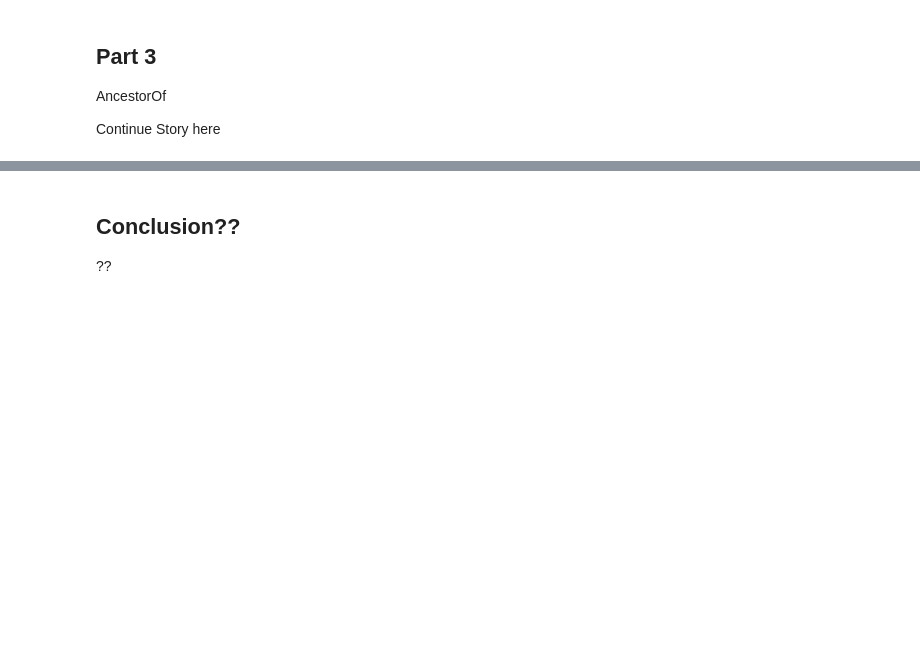
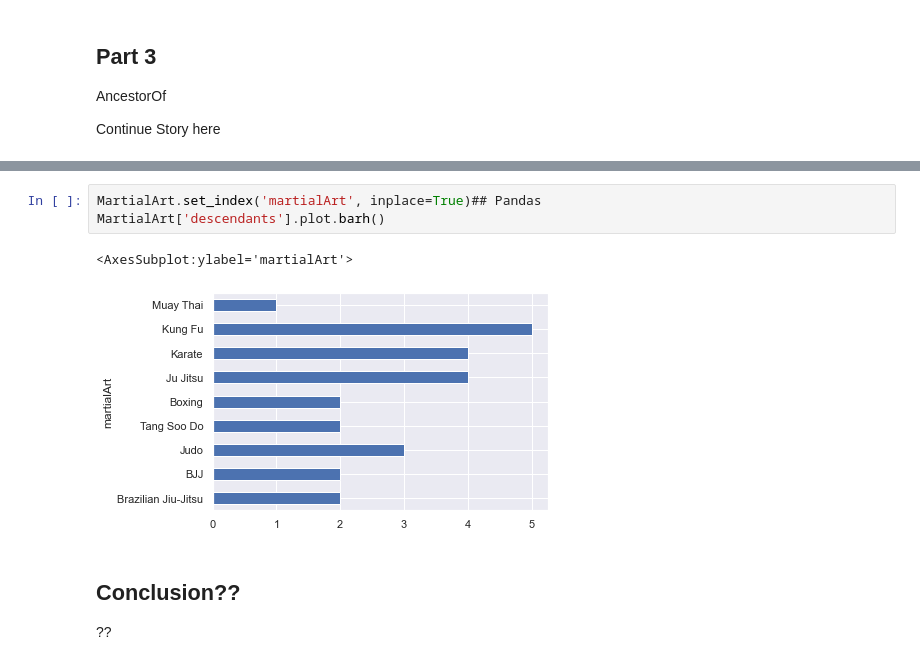
Before and after one commit to guoda23/KDproject, a Jupyter notebook: KDProject75.ipynb, the cells around one changed output, grey strips where cells are left out. Drawn from its saved outputs; the diff is of its cells as text; blank space fills up the shorter version.

Commit message:
Queries+pandas progress

```diff
--- a/KDProject75.ipynb
+++ b/KDProject75.ipynb
@@ -101,3 +119,9 @@ Continue Story here
+# %%
+MartialArt.set_index('martialArt', inplace=True)## Pandas
+MartialArt['descendants'].plot.barh()
+# %% [output]
+<AxesSubplot:ylabel='martialArt'>
+[figure, added]
 # %% [markdown]
 ## Conclusion??
 
```
Also changed, not shown: parts of 6 cells of this notebook.
